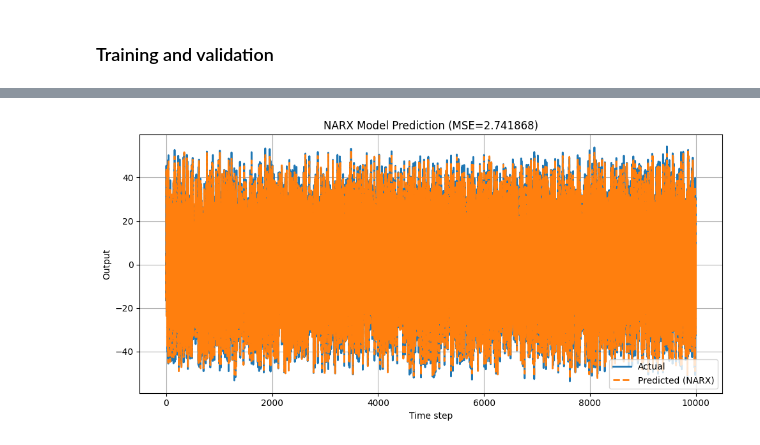
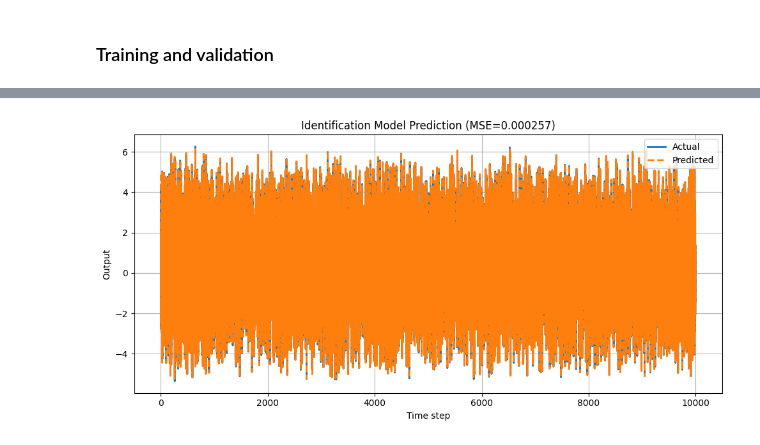
Before and after one commit to pnabilah/SBP_2025, a Jupyter notebook: Direct Inverse Control System/DIC_withpytorch.ipynb, the cells around one changed output, grey strips where cells are left out. Saved outputs shown, nothing was run; the diff lists cells and outputs as text; code cells hidden in the pictures.

```diff
--- a/Direct Inverse Control System/DIC_withpytorch.ipynb
+++ b/Direct Inverse Control System/DIC_withpytorch.ipynb
@@ -300,0 +309,3 @@ plt.show()
+# %%
+checkpoint = torch.load('first_checkpoint.pt')
+model.load_state_dict(checkpoint['model_state_dict'])
@@ -540,10 +553,26 @@ print("Test MSE:", mse_test)
 # %%
-pred = model2.predict(X_test_norm)
-ypred = rescale(pred, T_train)
-print(ypred.flatten())
-print(T_test.flatten())
+# Predictions
+model.load_state_dict(torch.load("best_model.pt"))
+model.eval()
+pred = []
+y_buffer = torch.zeros(y_lags, device = device) # y_buffer = [0, 0]
+with torch.no_grad():
+    for i in range(len(Xtest)):
+        x = Xtest[i]
+        x_aug = torch.cat((x, y_buffer), dim=0)
+        y_pred = model(x_aug)
+        y_buffer = torch.cat([y_pred.detach(), y_buffer[1:]])
+        pred.append(y_pred.cpu().numpy())
 
-# I'm gonna use my library to calculate MSE here
-mse_test = mse(ypred.flatten(), T_test.flatten())
-print("Test MSE:", mse_test)
+pred = np.array(pred)   # numpy, (1000, 1), scaled
+pred = yscaler.inverse_transform(pred)
+
+print(f"type: {type(pred)}, dim: {pred.shape}")
+print(f"type: {type(T_test)}, dim: {T_test.shape}")
+
+print(pred)
+print(T_test)
+
+mse_test = np.mean((pred - T_test)**2)
+print(f"mse test: {mse_test}")
 # %% [output]
@@ -555,14 +596,14 @@ Test MSE: 2.741868081577057
 # %%
-# --- prediction vs target plot ---
+# Prediction vs target plot
 plt.figure(figsize=(10, 5))
 plt.plot(T_test, label='Actual', linewidth=2)
-plt.plot(ypred.flatten(), label='Predicted (NARX)', linestyle='--', linewidth=2)
-plt.title(f'NARX Model Prediction (MSE={mse_test:.6f})')
+plt.plot(pred, label='Predicted', linestyle='--', linewidth=2)
+plt.title(f'Identification Model Prediction (MSE={mse_test:.6f})')
 plt.xlabel('Time step')
 plt.ylabel('Output')
 plt.legend()
 plt.grid(True)
 plt.tight_layout()
 plt.show()
 # %% [output]
-[figure, old version]
+[figure, new version]
```
Also changed, not shown: parts of 14 cells of this notebook.
